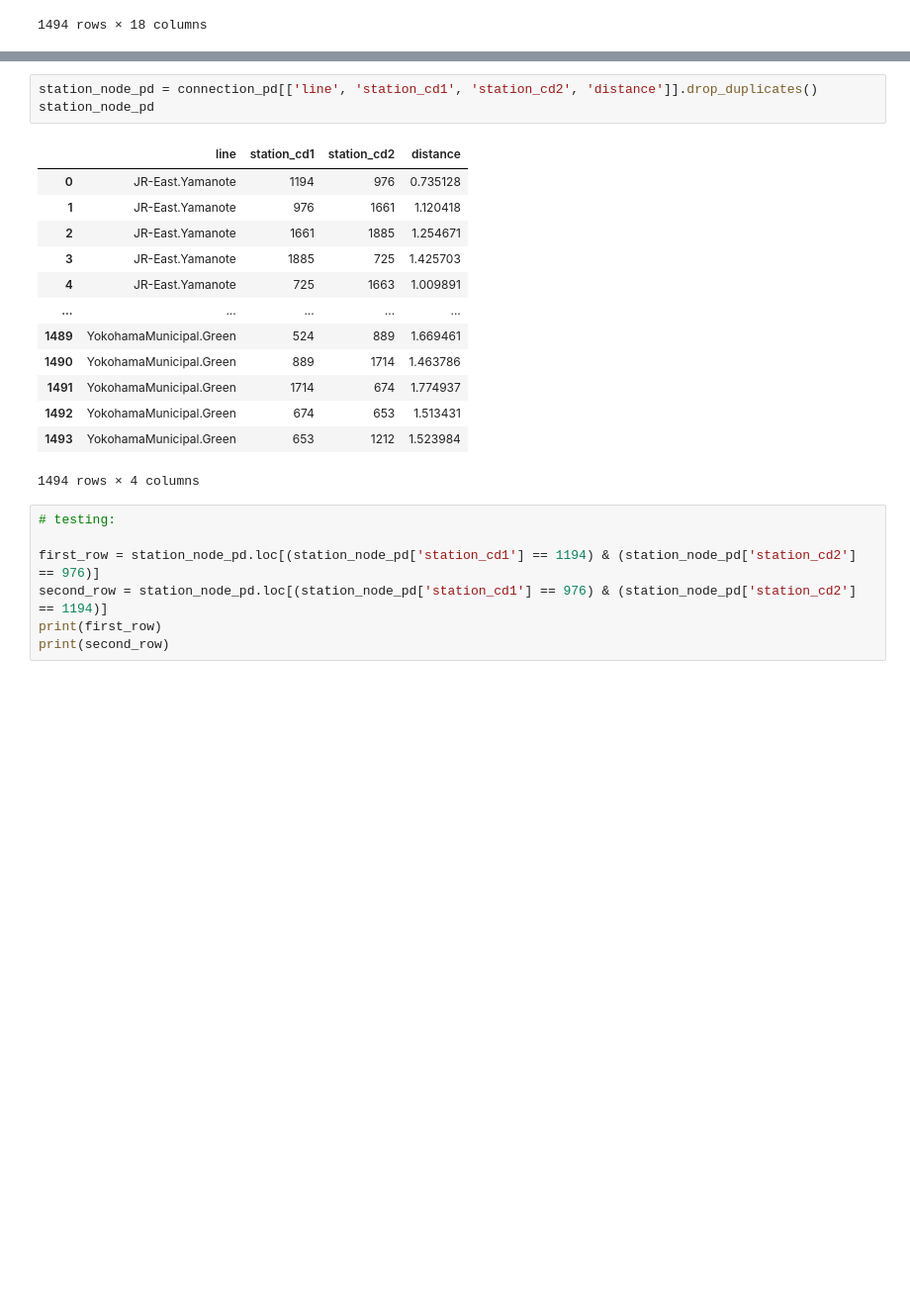
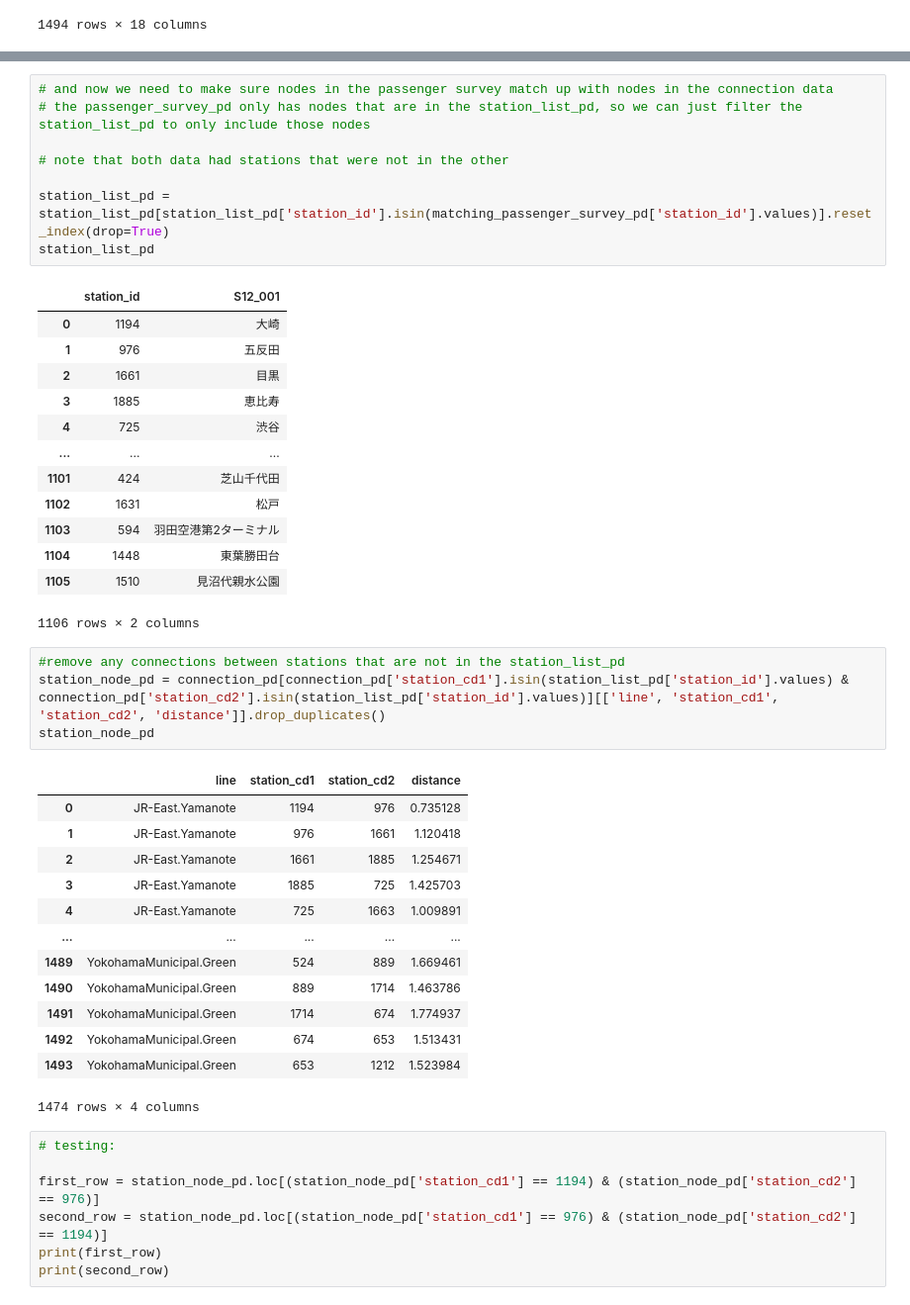
Before and after one commit to alessioborgi/PolySheafNeuralNetworks-RailwayPassengers, a Jupyter notebook: datasets/tokyo_railway/graph_plot_jp.ipynb, the cells around one changed output, grey strips where cells are left out. Shown at 99% size. Saved outputs shown, nothing was run; the diff lists cells and outputs as text; blank space fills up the shorter version.

```diff
--- a/datasets/tokyo_railway/graph_plot_jp.ipynb
+++ b/datasets/tokyo_railway/graph_plot_jp.ipynb
@@ -44,5 +70,28 @@ passenger_survey_pd
+# %%
+# and now we need to make sure nodes in the passenger survey match up with nodes in the connection data
+# the passenger_survey_pd only has nodes that are in the station_list_pd, so we can just filter the station_list_pd to only include those nodes
+
+# note that both data had stations that were not in the other
+
+station_list_pd = station_list_pd[station_list_pd['station_id'].isin(matching_passenger_survey_pd['station_id'].values)].reset_index(drop=True)
+station_list_pd
+# %% [output]
+|  | station_id | S12_001 |
+| 0 | 1194 | 大崎 |
+| 1 | 976 | 五反田 |
+| 2 | 1661 | 目黒 |
+| 3 | 1885 | 恵比寿 |
+| 4 | 725 | 渋谷 |
+| ... | ... | ... |
+| 1101 | 424 | 芝山千代田 |
+| 1102 | 1631 | 松戸 |
+| 1103 | 594 | 羽田空港第2ターミナル |
+| 1104 | 1448 | 東葉勝田台 |
+| 1105 | 1510 | 見沼代親水公園 |
+1106 rows × 2 columns
 # %%
-station_node_pd = connection_pd[['line', 'station_cd1', 'station_cd2', 'distance']].drop_duplicates()
+#remove any connections between stations that are not in the station_list_pd
+station_node_pd = connection_pd[connection_pd['station_cd1'].isin(station_list_pd['station_id'].values) & connection_pd['station_cd2'].isin(station_list_pd['station_id'].values)][['line', 'station_cd1', 'station_cd2', 'distance']].drop_duplicates()
 station_node_pd
 # %% [output]
 |  | line | station_cd1 | station_cd2 | distance |
@@ -57,7 +106,7 @@ station_node_pd
 | 1491 | YokohamaMunicipal.Green | 1714 | 674 | 1.774937 |
 | 1492 | YokohamaMunicipal.Green | 674 | 653 | 1.513431 |
 | 1493 | YokohamaMunicipal.Green | 653 | 1212 | 1.523984 |
-1494 rows × 4 columns
+1474 rows × 4 columns
 # %%
 # testing:
 
```
Also changed, not shown: parts of 20 cells of this notebook.
